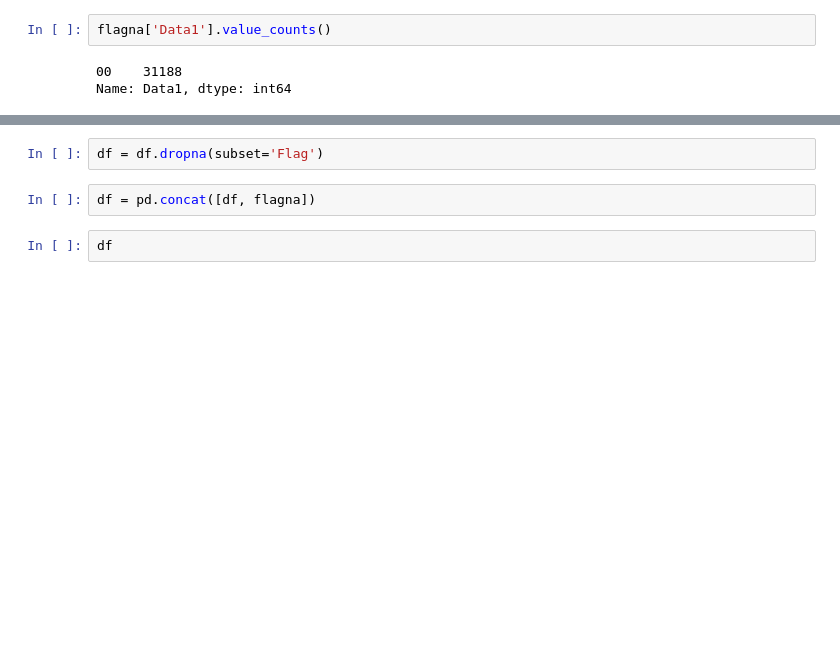
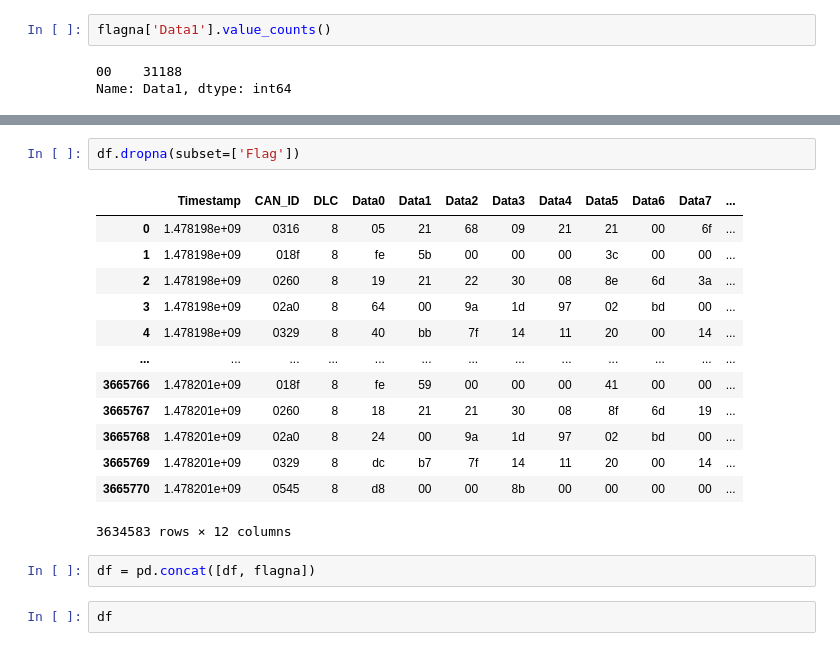
Before and after one commit to yimethan/GIDS-pytorch, a Jupyter notebook: preprocessing/dos_preprocessing.ipynb, the cells around one changed output, grey strips where cells are left out. Saved outputs shown, nothing was run; the diff lists cells and outputs as text; blank space fills up the shorter version.

```diff
--- a/preprocessing/dos_preprocessing.ipynb
+++ b/preprocessing/dos_preprocessing.ipynb
@@ -94,7 +94,21 @@ See the caveats in the documentation: https://pandas.pydata.org/pandas-docs/stab
 | 3665721 | 1.478201e+09 | 05f0 | 2 | 01 | 00 | NaN | NaN | NaN | NaN | NaN | NaN | ... |
 31188 rows × 12 columns
 # %%
-df = df.dropna(subset='Flag')
+df.dropna(subset=['Flag'])
+# %% [output]
+|  | Timestamp | CAN_ID | DLC | Data0 | Data1 | Data2 | Data3 | Data4 | Data5 | Data6 | Data7 | ... |
+| 0 | 1.478198e+09 | 0316 | 8 | 05 | 21 | 68 | 09 | 21 | 21 | 00 | 6f | ... |
+| 1 | 1.478198e+09 | 018f | 8 | fe | 5b | 00 | 00 | 00 | 3c | 00 | 00 | ... |
+| 2 | 1.478198e+09 | 0260 | 8 | 19 | 21 | 22 | 30 | 08 | 8e | 6d | 3a | ... |
+| 3 | 1.478198e+09 | 02a0 | 8 | 64 | 00 | 9a | 1d | 97 | 02 | bd | 00 | ... |
+| 4 | 1.478198e+09 | 0329 | 8 | 40 | bb | 7f | 14 | 11 | 20 | 00 | 14 | ... |
+| ... | ... | ... | ... | ... | ... | ... | ... | ... | ... | ... | ... | ... |
+| 3665766 | 1.478201e+09 | 018f | 8 | fe | 59 | 00 | 00 | 00 | 41 | 00 | 00 | ... |
+| 3665767 | 1.478201e+09 | 0260 | 8 | 18 | 21 | 21 | 30 | 08 | 8f | 6d | 19 | ... |
+| 3665768 | 1.478201e+09 | 02a0 | 8 | 24 | 00 | 9a | 1d | 97 | 02 | bd | 00 | ... |
+| 3665769 | 1.478201e+09 | 0329 | 8 | dc | b7 | 7f | 14 | 11 | 20 | 00 | 14 | ... |
+| 3665770 | 1.478201e+09 | 0545 | 8 | d8 | 00 | 00 | 8b | 00 | 00 | 00 | 00 | ... |
+3634583 rows × 12 columns
 # %%
 df = pd.concat([df, flagna])
 # %%
```
Also changed, not shown: parts of 6 cells of this notebook, 6 other files.
